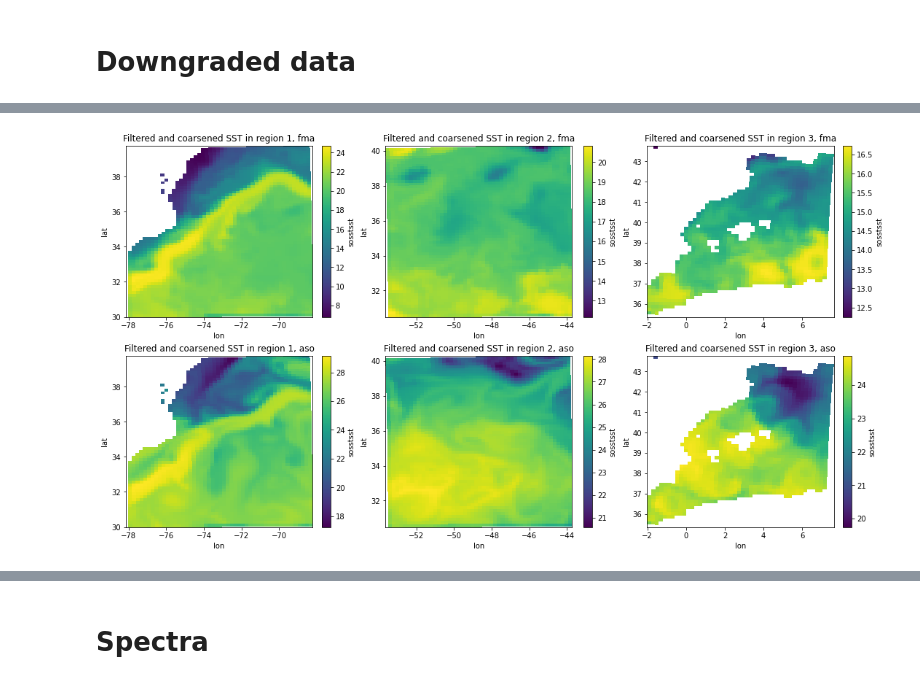
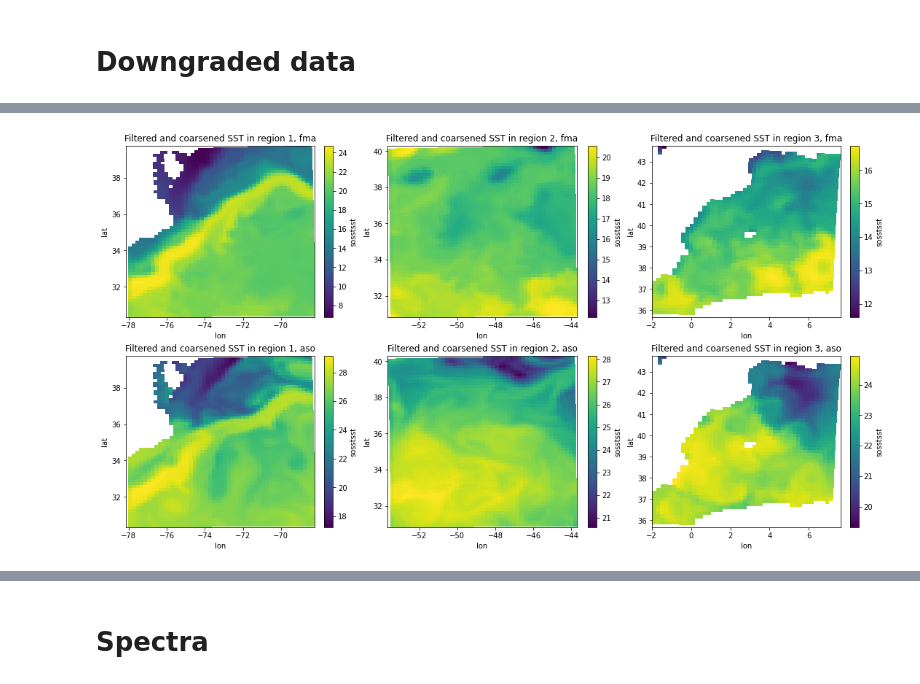
Before and after one commit to anastasiaGor/oceanDataNotebooks, a Jupyter notebook: gcm_filter/histograms_spec_regions.ipynb, the cells around one changed output, grey strips where cells are left out. Drawn from its saved outputs; the diff is of its cells as text; code cells hidden in the pictures.

```diff
--- a/gcm_filter/histograms_spec_regions.ipynb
+++ b/gcm_filter/histograms_spec_regions.ipynb
@@ -102,7 +104,7 @@ dict_keys(['GIGATL', 'HYCOM25', 'HYCOM50', 'eNATL60', 'FESOM', 'ORCA36', 'FIO-CO
 x_slice = slice(0,-1)
 y_slice = slice(0,-1)
 
-data_slice = dict(time_counter=slice(0,-1,6),y=y_slice,x=x_slice)
+data_slice = dict(time_counter=slice(0,-1,200),y=y_slice,x=x_slice)
 
 coord_slice = dict(y=y_slice,x=x_slice)
 # %%
@@ -113,5 +115,9 @@ for region in ['1', '2', '3'] :
         current_set = cat.eNATL60(region=region,datatype='surface_hourly', season=season).to_dask().\
         chunk({'time_counter' : 1, 'x' : -1, 'y' : -1})[data_slice].\
         drop(['fmask','qt_oce', 'somecrty','sometauy','sossheig','sowaflup','sozocrtx','sozotaux','umask','vmask'],errors='ignore')
+        current_set['tmask'] = current_set.tmask.astype(np.float32)
+        current_set.load()
+        current_set['x'] = np.arange(len(current_set['x']))
+        current_set['y'] = np.arange(len(current_set['y']))
         dataSetsHR.append({'region': region, 'season' : season, 'data': current_set})
 # %%
@@ -163,8 +197,8 @@ def downsample(data, window_size, area_2d, wet_mask) :
     area_masked = area_2d*wet_mask
     data_weighted = area_masked*data
     data_weighted_sums = data_weighted.coarsen(x=coarsening_window_size, y=coarsening_window_size, boundary='trim', \
-                                           coord_func={'x':'mean', 'y':'mean', 'lat':'mean', 'lon':'mean','e1t':'sum', 'e2t':'sum'}).sum(skipna=False)
-    area_window_sums = area_masked.coarsen(x=coarsening_window_size, y=coarsening_window_size, boundary='trim').sum(skipna=False)
+                                           coord_func={'x':'mean', 'y':'mean', 'lat':'mean', 'lon':'mean'}).sum(skipna=True)
+    area_window_sums = area_masked.coarsen(x=coarsening_window_size, y=coarsening_window_size, boundary='trim').sum(skipna=True)
     result = data_weighted_sums/area_window_sums
     result['x'] = np.arange(len(result['x']))
     result['y'] = np.arange(len(result['y']))
@@ -226,3 +260,8 @@ Wall time: 14.1 s
+# %%
+x_slice = slice(0,-1)
+y_slice = slice(2,-1)
+
+bord_cut = dict(y=y_slice,x=x_slice)
 # %%
 fig, ax = plt.subplots(ncols=3, nrows=2, constrained_layout=True, figsize=(15,8))
 norm = colors.Normalize(vmin=6., vmax=29.)
@@ -230,7 +269,7 @@ for currentDataSet in dataSetsLR :
     col = int(currentDataSet['region'])-1
     if (currentDataSet['season'] == 'aso') : row=1
     if (currentDataSet['season'] == 'fma') : row=0
-    %time currentDataSet['data'].isel(time_counter=0).sosstsst[coord_slice].plot(x='lon', y='lat', ax=ax[row,col])
+    currentDataSet['data'].isel(time_counter=0).sosstsst[bord_cut].plot(x='lon', y='lat', ax=ax[row,col])
     ax[row,col].set(title='Filtered and coarsened SST in region ' + currentDataSet['region'] + ', '+currentDataSet['season'])
 #plt.savefig('Images/SST_filtered_downsampled_vs_region_season.png')
 # %% [output]
@@ -249 +276 @@ Wall time: 930 ms
-[figure, old version]
+[figure, new version]
```
Also changed, not shown: parts of 34 cells of this notebook.
